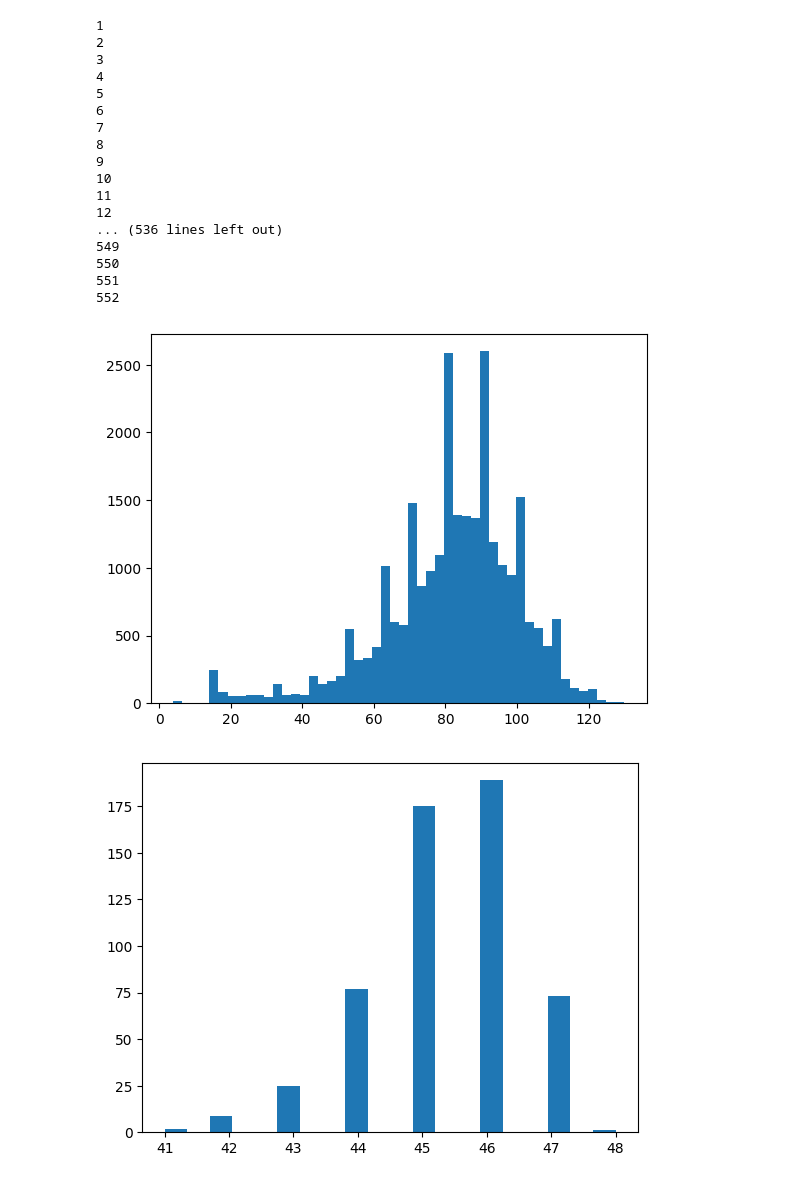
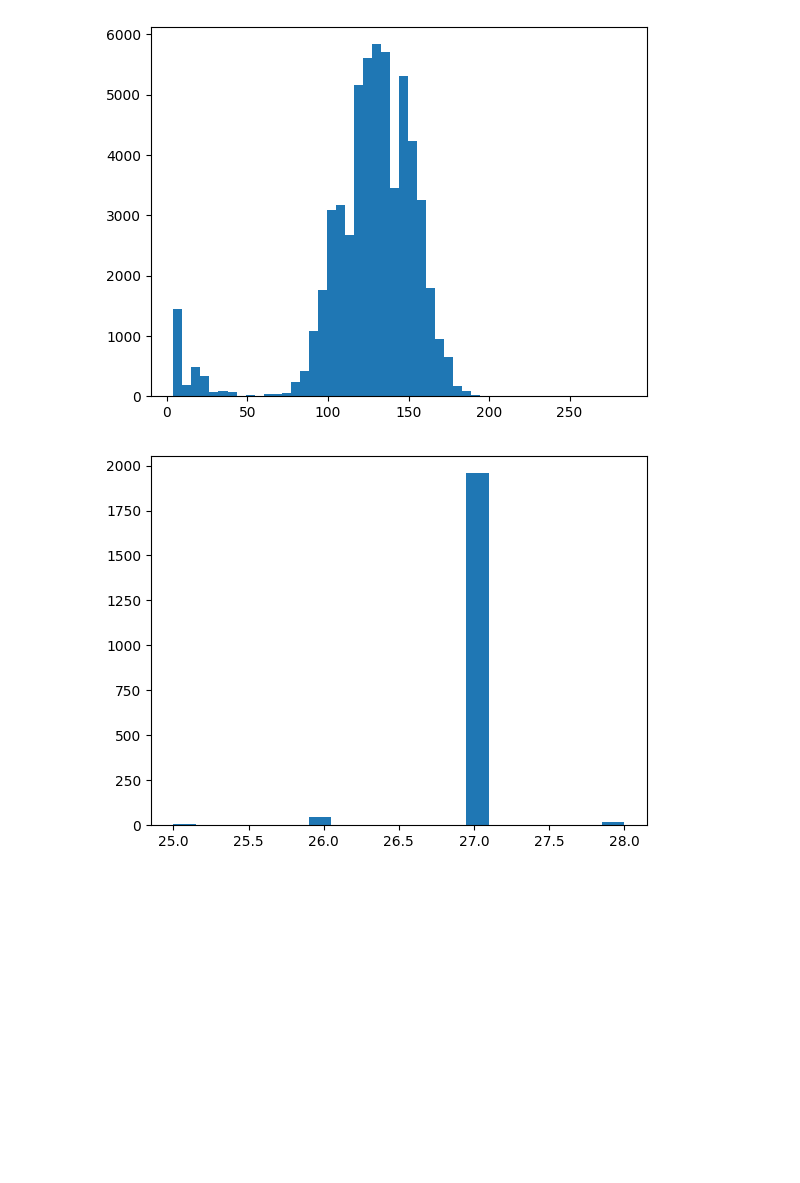
Before and after one commit to parkersherry/VTP-shepherding, a Jupyter notebook: Video Processing.ipynb, the cells around one changed output. Saved outputs shown, nothing was run; the diff lists cells and outputs as text; code cells hidden in the pictures; blank space fills up the shorter version.

```diff
--- a/Video Processing.ipynb
+++ b/Video Processing.ipynb
@@ -252,7 +255,7 @@ def init_video(filename, thresh):
 
     while(cap.isOpened()):
         t+=1
-        print(t)
+#         print(t)
         # Capture frame-by-frame
         ret, frame = cap.read()
         if ret == True:
@@ -308,7 +311,7 @@ def init_video(filename, thresh):
             if not rectsToUse:
                 continue
 
-            cv.imshow('frame', frame)
+            #cv.imshow('frame', frame)
 
             #update the tracker
             objects,CX,CY = cTracker.update(rectsToUse)
@@ -341,29 +344,12 @@ def init_video(filename, thresh):
     #K is the amount of tiqme for which the object is tracked
 
 
-    return numGuys,cTracker.Positions
+    return numGuys,cTracker.Positions,t
 # %%
 #threshold doesn't matter for these purposes because the frames are black and white
-numGuys,pos = init_video("DroneVidsLamontFarm/13-02-clip8 (1).MP4", 100)
+numGuys,pos,tmax = init_video("DroneVidsLamontFarm/12-15-clip1.MP4", 100)
 
 #there are actually 27 sheep in the vid
 # %% [output]
-1
-2
-3
-4
-5
-6
-7
-8
-9
-10
-11
-12
-... (536 lines left out)
-549
-550
-551
-552
-[figure, old version]
+[figure, new version]
-[figure, old version]
+[figure, new version]
```
Also changed, not shown: parts of 9 cells of this notebook.
